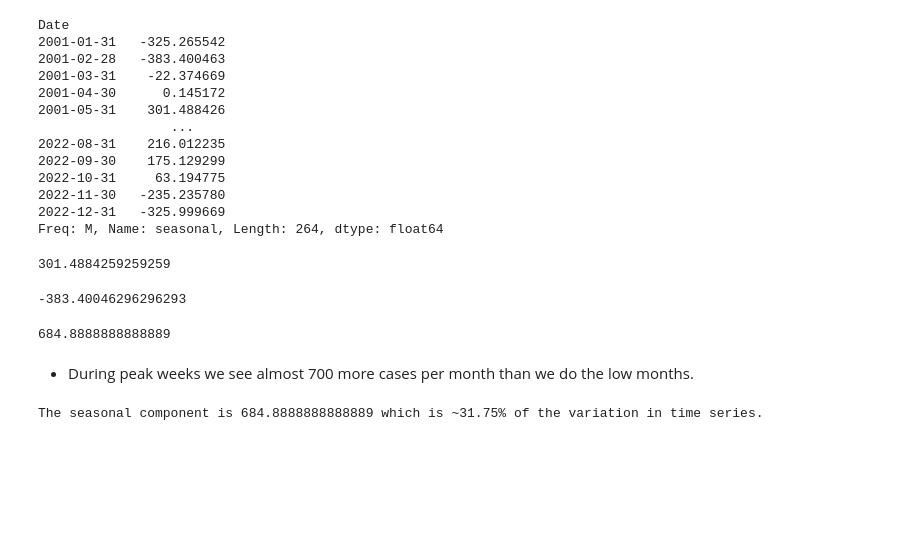
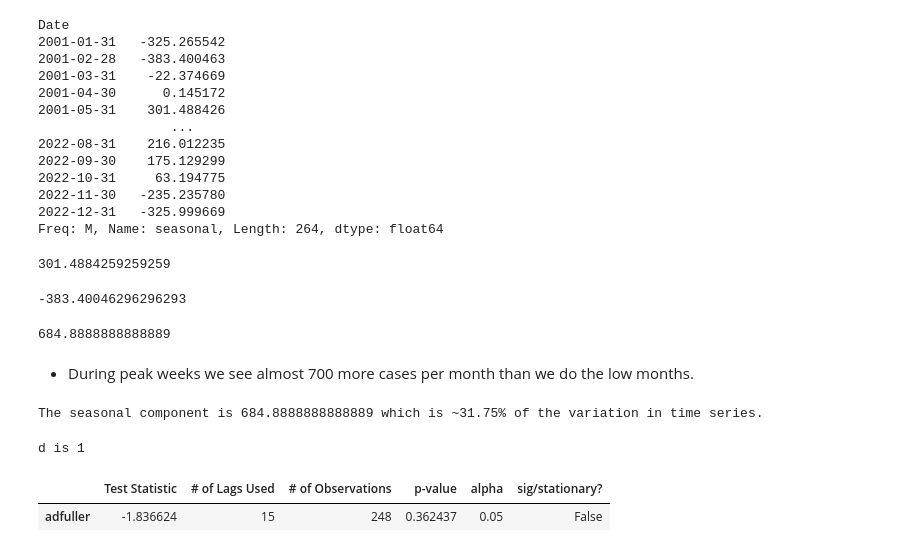
Before and after one commit to lrnrdr/Project-3-Part-1-Core, a Jupyter notebook: Project 3.ipynb, the cells around one changed output. Drawn from its saved outputs; the diff is of its cells as text; code cells hidden in the pictures; blank space fills up the shorter version.

```diff
--- a/Project 3.ipynb
+++ b/Project 3.ipynb
@@ -356,0 +487,11 @@ The seasonal component is 684.8888888888889 which is ~31.75% of the variation in
+# %%
+d = ndiffs(Assault_df)
+print(f'd is {d}')
+# %% [output]
+d is 1
+# %%
+# # Testing the raw data for stationarity
+get_adfuller_results(Assault_df)
+# %% [output]
+|  | Test Statistic | # of Lags Used | # of Observations | p-value | alpha | sig/stationary? |
+| adfuller | -1.836624 | 15 | 248 | 0.362437 | 0.05 | False |
```
Also changed, not shown: parts of 13 cells of this notebook.
